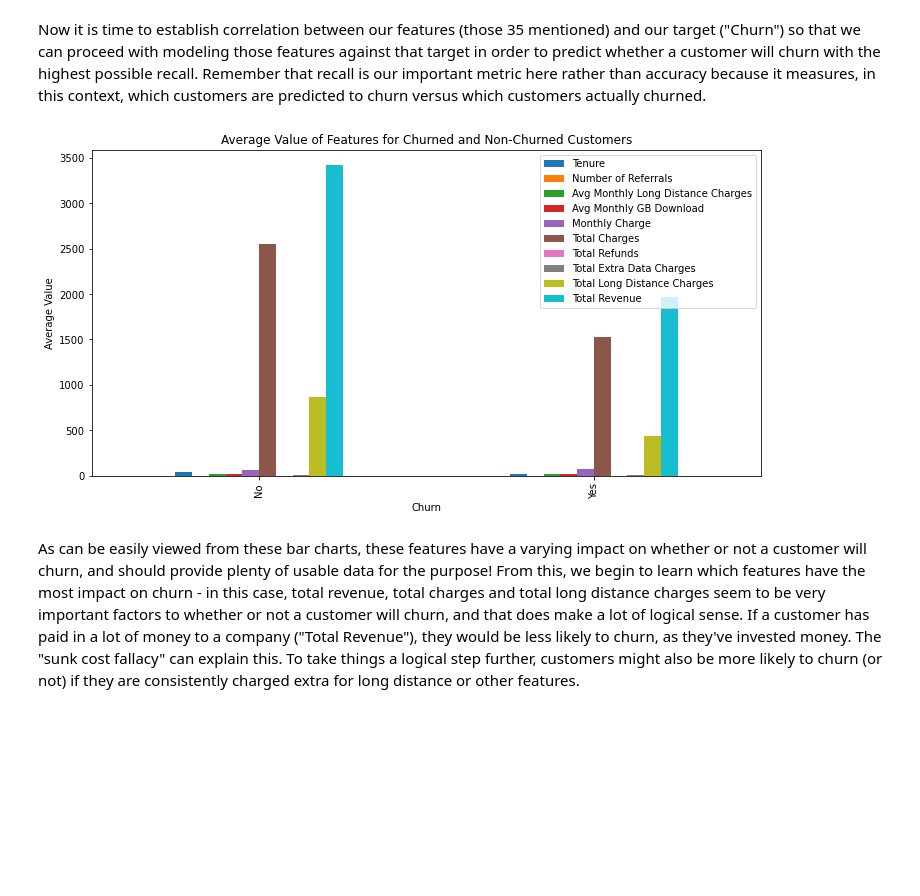
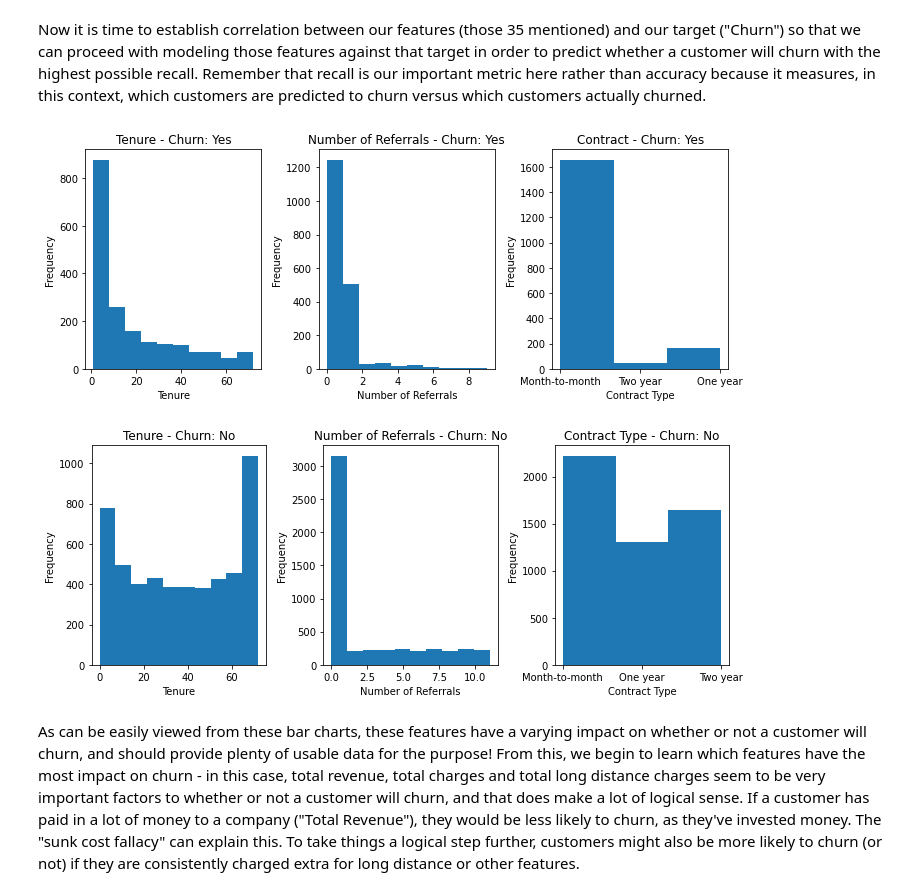
Before and after one commit to falloutb1tch/ChurnBackTime, a Jupyter notebook: Final.ipynb, the cells around one changed output. Drawn from its saved outputs; the diff is of its cells as text; code cells hidden in the pictures; blank space fills up the shorter version.

```diff
--- a/Final.ipynb
+++ b/Final.ipynb
@@ -434,21 +434,66 @@ One very final thing to point out purely to help us better understand our data i
 # Analysis
 # %% [markdown]
 Now it is time to establish correlation between our features (those 35 mentioned) and our target ("Churn") so that we can proceed with modeling those features against that target in order to predict whether a customer will churn with the highest possible recall. Remember that recall is our important metric here rather than accuracy because it measures, in this context, which customers are predicted to churn versus which customers actually churned.
-# %%
-final_df_churn = final_df.groupby("Churn")
-
-# Calculate the average value of each feature, separated by churn status
-avg_values = final_df_churn.mean()
-
-# Plot bar plots for each feature
-avg_values.plot(kind="bar", figsize=(12, 6))
-plt.xlabel("Churn")
-plt.ylabel("Average Value")
-plt.title("Average Value of Features for Churned and Non-Churned Customers")
-plt.legend(loc="upper right")
-plt.show()
-# %% [output]
-[figure, removed]
+# %%
+grouped = final_df.groupby('Churn')
+df_yes = grouped.get_group('Yes')
+df_no = grouped.get_group('No')
+# %%
+tenure_yes = df_yes['Tenure']
+referrals_yes = df_yes['Number of Referrals']
+contract_type_yes = df_yes['Contract']
+
+tenure_no = df_no['Tenure']
+referrals_no = df_no['Number of Referrals']
+contract_type_no = df_no['Contract']
+
+plt.figure(figsize=(10, 4))
+plt.subplot(1, 3, 1)
+plt.hist(tenure_yes, bins=10)
+plt.xlabel('Tenure')
+plt.ylabel('Frequency')
+plt.title('Tenure - Churn: Yes')
+
+plt.subplot(1, 3, 2)
+plt.hist(referrals_yes, bins=10)
+plt.xlabel('Number of Referrals')
+plt.ylabel('Frequency')
+plt.title('Number of Referrals - Churn: Yes')
+
+plt.subplot(1, 3, 3)
+plt.hist(contract_type_yes, bins=3)
+plt.xlabel('Contract Type')
+plt.ylabel('Frequency')
+plt.title('Contract - Churn: Yes')
+
+plt.tight_layout()
+plt.show()
+# %% [output]
+[figure, added]
+# %%
+plt.figure(figsize=(10, 4))
+plt.subplot(1, 3, 1)
+plt.hist(tenure_no, bins=10)
+plt.xlabel('Tenure')
+plt.ylabel('Frequency')
+plt.title('Tenure - Churn: No')
+
+plt.subplot(1, 3, 2)
+plt.hist(referrals_no, bins=10)
+plt.xlabel('Number of Referrals')
+plt.ylabel('Frequency')
+plt.title('Number of Referrals - Churn: No')
+
+plt.subplot(1, 3, 3)
+plt.hist(contract_type_no, bins=3)
+plt.xlabel('Contract Type')
+plt.ylabel('Frequency')
+plt.title('Contract Type - Churn: No')
+
+plt.tight_layout()
+plt.show()
+# %% [output]
+[figure, added]
 # %% [markdown]
 As can be easily viewed from these bar charts, these features have a varying impact on whether or not a customer will churn, and should provide plenty of usable data for the purpose! From this, we begin to learn which features have the most impact on churn - in this case, total revenue, total charges and total long distance charges seem to be very important factors to whether or not a customer will churn, and that does make a lot of logical sense. If a customer has paid in a lot of money to a company ("Total Revenue"), they would be less likely to churn, as they've invested money. The "sunk cost fallacy" can explain this. To take things a logical step further, customers might also be more likely to churn (or not) if they are consistently charged extra for long distance or other features.
 # %% [markdown]
```
Also changed, not shown: parts of 4 cells of this notebook, 2 other files.
